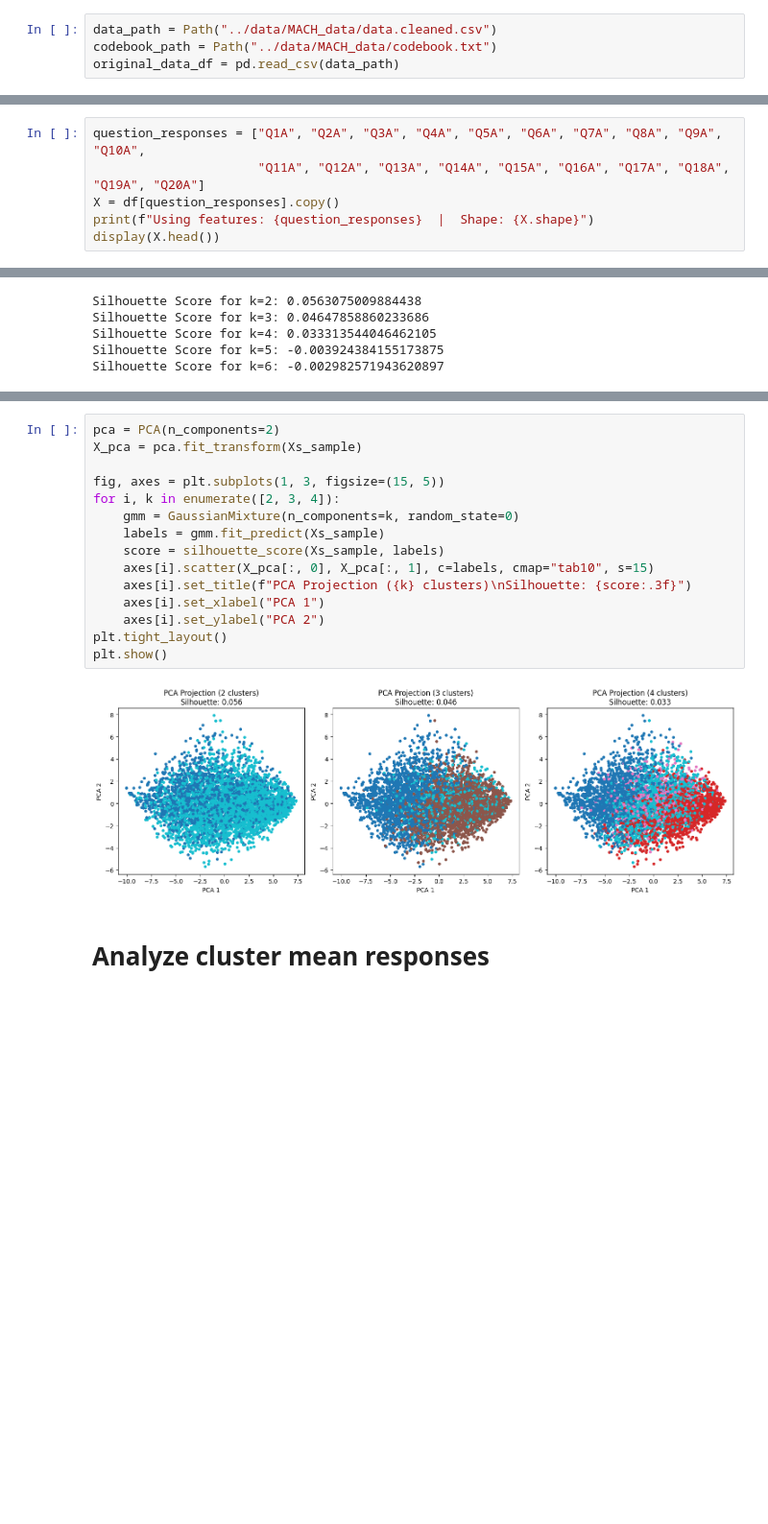
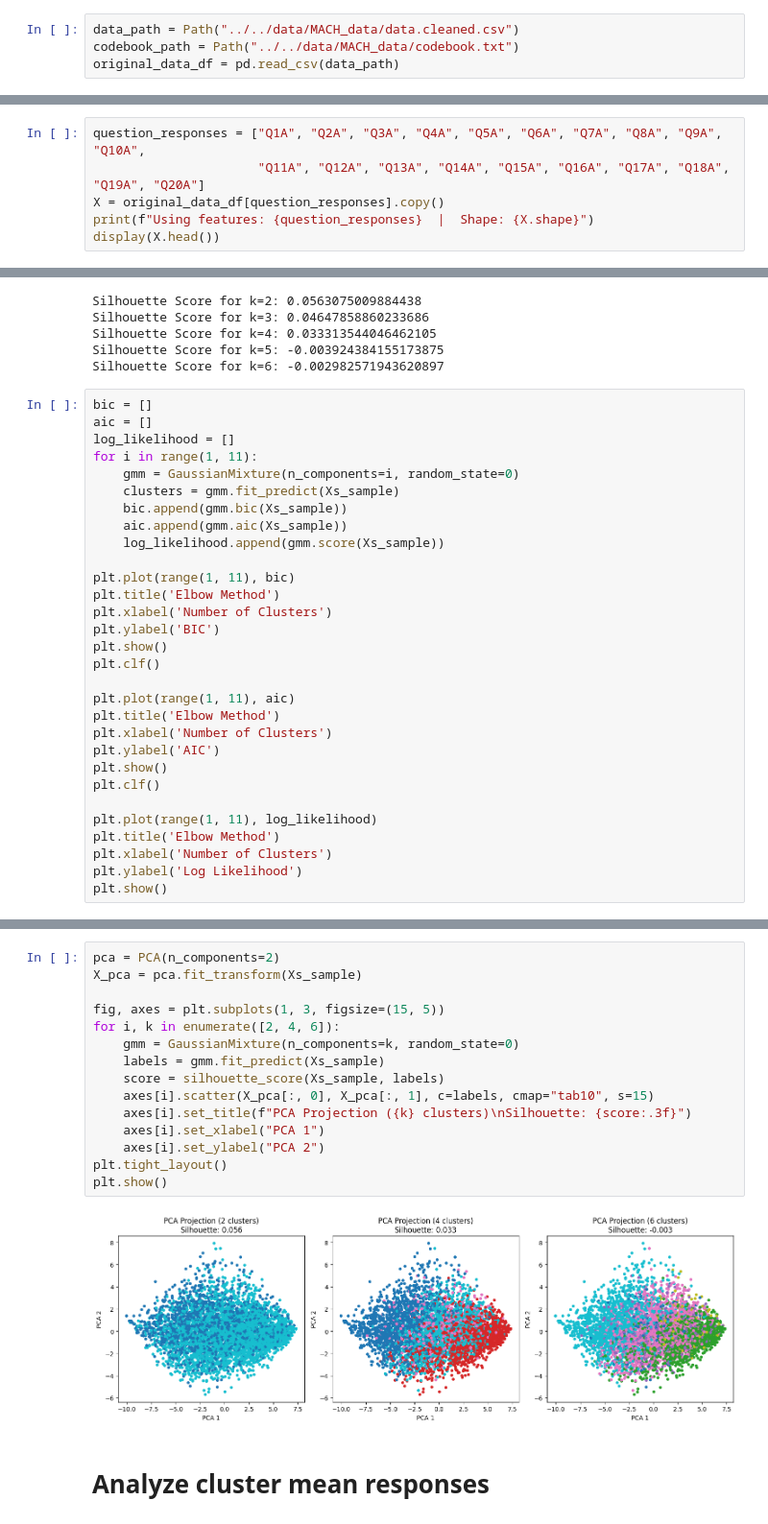
Before and after one commit to jeffreyHoelzel/mach-iv-clustering, a Jupyter notebook: gmm/legacy/gmm.ipynb, the cells around one changed output, grey strips where cells are left out. Shown at 96% size. Cells and saved outputs as stored; diff of their text form; blank space fills up the shorter version.

```diff
--- a/gmm/legacy/gmm.ipynb
+++ b/gmm/legacy/gmm.ipynb
@@ -10,8 +10,8 @@ from sklearn.preprocessing import MinMaxScaler
 # %% [markdown]
 # Configure notebook and get raw data
 # %%
-data_path = Path("../data/MACH_data/data.cleaned.csv")
-codebook_path = Path("../data/MACH_data/codebook.txt")
+data_path = Path("../../data/MACH_data/data.cleaned.csv")
+codebook_path = Path("../../data/MACH_data/codebook.txt")
 original_data_df = pd.read_csv(data_path)
 # %% [markdown]
 # Choose features
@@ -19,7 +19,7 @@ Sticking to just the actual question response for now.
 # %%
 question_responses = ["Q1A", "Q2A", "Q3A", "Q4A", "Q5A", "Q6A", "Q7A", "Q8A", "Q9A", "Q10A",
                       "Q11A", "Q12A", "Q13A", "Q14A", "Q15A", "Q16A", "Q17A", "Q18A", "Q19A", "Q20A"]
-X = df[question_responses].copy()
+X = original_data_df[question_responses].copy()
 print(f"Using features: {question_responses}  |  Shape: {X.shape}")
 display(X.head())
 # %% [output]
@@ -84,3 +84,33 @@ Silhouette Score for k=3: 0.04647858860233686
 Silhouette Score for k=4: 0.033313544046462105
 Silhouette Score for k=5: -0.003924384155173875
 Silhouette Score for k=6: -0.002982571943620897
+# %%
+bic = []
+aic = []
+log_likelihood = []
+for i in range(1, 11):
+    gmm = GaussianMixture(n_components=i, random_state=0)
+    clusters = gmm.fit_predict(Xs_sample)
+    bic.append(gmm.bic(Xs_sample))
+    aic.append(gmm.aic(Xs_sample))
+    log_likelihood.append(gmm.score(Xs_sample))
+
+plt.plot(range(1, 11), bic)
+plt.title('Elbow Method')
+plt.xlabel('Number of Clusters')
+plt.ylabel('BIC')
+plt.show()
+plt.clf()
+
+plt.plot(range(1, 11), aic)
+plt.title('Elbow Method')
+plt.xlabel('Number of Clusters')
+plt.ylabel('AIC')
+plt.show()
+plt.clf()
+
+plt.plot(range(1, 11), log_likelihood)
+plt.title('Elbow Method')
+plt.xlabel('Number of Clusters')
+plt.ylabel('Log Likelihood')
+plt.show()
@@ -87,20 +121,20 @@ Silhouette Score for k=6: -0.002982571943620897
 # %%
 pca = PCA(n_components=2)
 X_pca = pca.fit_transform(Xs_sample)
 
 fig, axes = plt.subplots(1, 3, figsize=(15, 5))
-for i, k in enumerate([2, 3, 4]):
+for i, k in enumerate([2, 4, 6]):
     gmm = GaussianMixture(n_components=k, random_state=0)
     labels = gmm.fit_predict(Xs_sample)
     score = silhouette_score(Xs_sample, labels)
     axes[i].scatter(X_pca[:, 0], X_pca[:, 1], c=labels, cmap="tab10", s=15)
     axes[i].set_title(f"PCA Projection ({k} clusters)\nSilhouette: {score:.3f}")
     axes[i].set_xlabel("PCA 1")
     axes[i].set_ylabel("PCA 2")
 plt.tight_layout()
 plt.show()
 # %% [output]
-[figure, old version]
+[figure, new version]
 # %% [markdown]
 # Analyze cluster mean responses
 # %%
```
Also changed, not shown: parts of 5 cells of this notebook, 17 other files.
